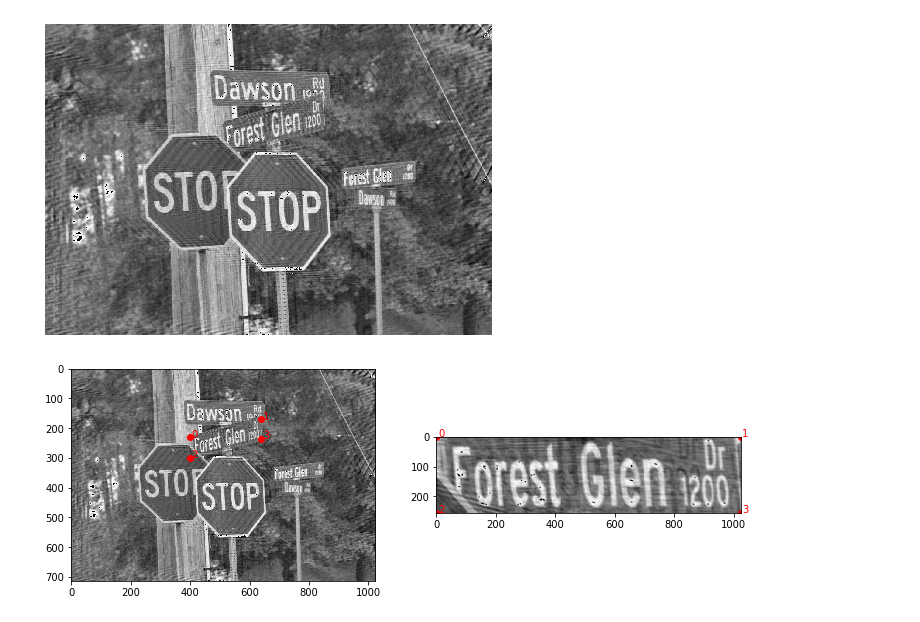
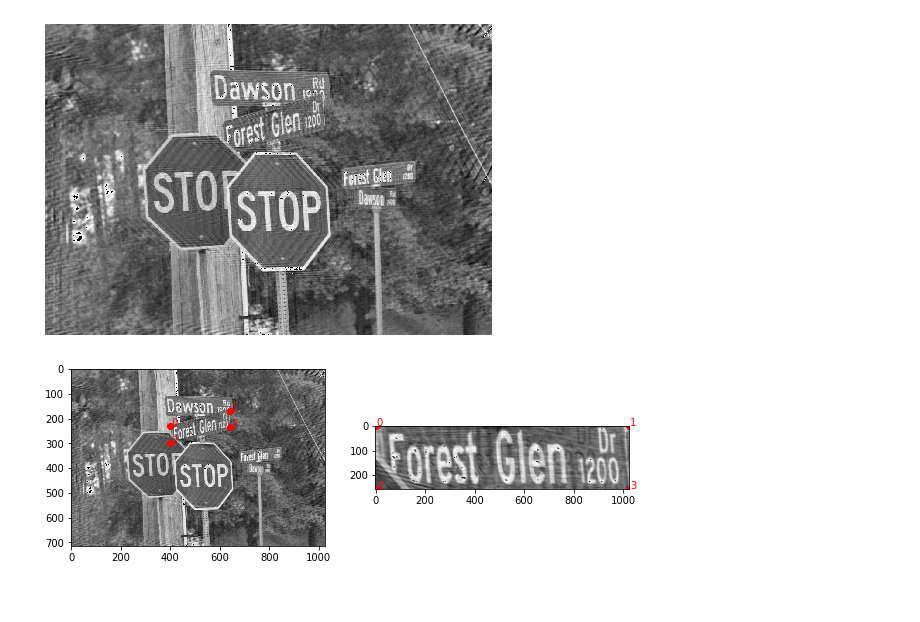
Before and after one commit to Fogelman/motion-blur, a Jupyter notebook: Debluring (motion blur).ipynb, the cells around one changed output. Saved outputs shown, nothing was run; the diff lists cells and outputs as text; code cells hidden in the pictures.

```diff
--- a/Debluring (motion blur).ipynb
+++ b/Debluring (motion blur).ipynb
@@ -162,26 +162,26 @@ show(img_clahe)
 # %%
 img_perspective = img_clahe.copy() / 255.0
 rows, cols = (256,1024)
 
 pts_original = np.float32([[400,230],[640,170],[400,300],[640,235]])
 pts_projected = np.float32([[0, 0], [cols - 1, 0], [0, rows - 1], [cols - 1, rows - 1]])
 
 M = cv2.getPerspectiveTransform(pts_original, pts_projected)
 
 img_projected = cv2.warpPerspective(img_perspective, M, (cols, rows))
 
-plt.figure(figsize=(12,6))
+plt.figure(figsize=(8,8))
 plt.subplot(1,2,1)
 plt.imshow(img_perspective, cmap='gray')
 for k, p in enumerate(pts_original):
     plt.plot([p[0]], [p[1]], 'ro')
     plt.text(p[0] + 5, p[1], str(k), color='red')
 
 plt.subplot(1,2,2)
 plt.imshow(img_projected, cmap='gray')
 for k, p in enumerate(pts_projected):
     plt.plot([p[0]], [p[1]], 'ro')
     plt.text(p[0] + 5, p[1], str(k), color='red')
 plt.show()
 # %% [output]
-[figure, old version]
+[figure, new version]
```
Also changed, not shown: parts of 1 cell of this notebook, 3 other files.
